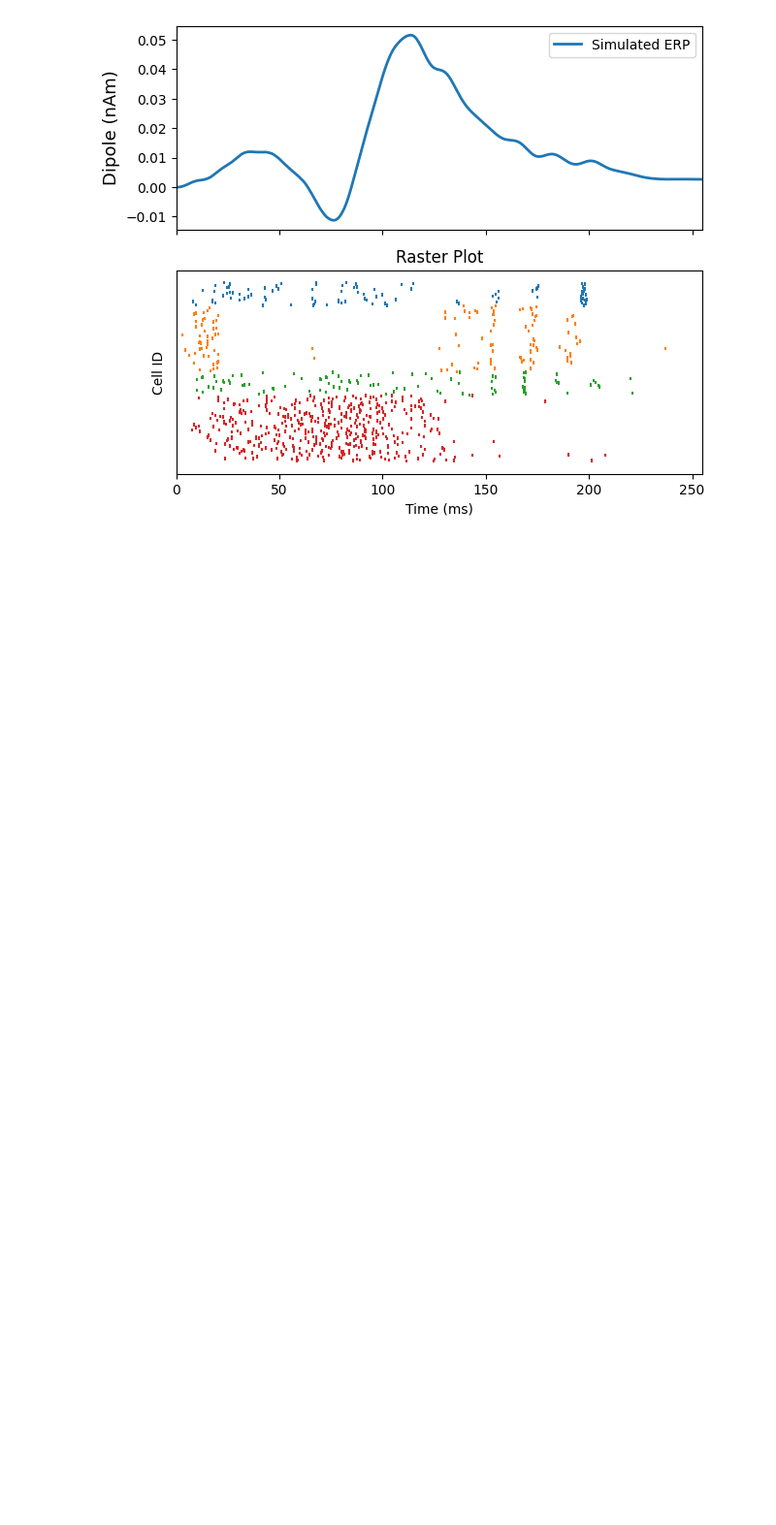
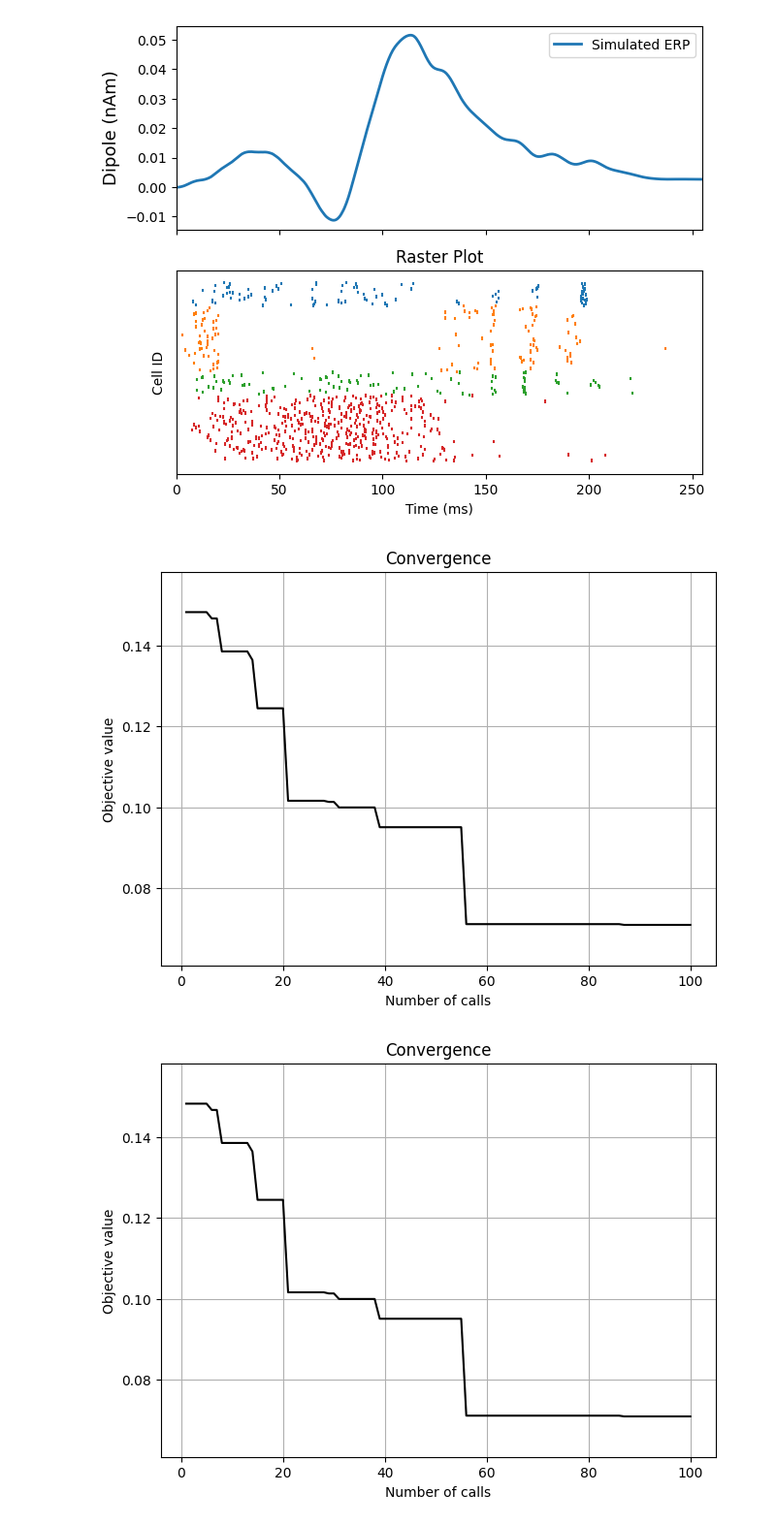
Before and after one commit to ntolley/lcsd_opt, a Jupyter notebook: notebooks/erp_csd.ipynb, the cells around one changed output. Shown at 97% size. Saved outputs shown, nothing was run; the diff lists cells and outputs as text; code cells hidden in the pictures; blank space fills up the shorter version.

```diff
--- a/notebooks/erp_csd.ipynb
+++ b/notebooks/erp_csd.ipynb
@@ -348,3 +348,8 @@ axes[0].set_xlim(None, 255)
 # %% [output]
 (0.0, 255.0)
 [figure]
+# %%
+optim.plot_convergence()
+# %% [output]
+[figure, added]
+[figure, added]
```
Also changed, not shown: 1 other file.
